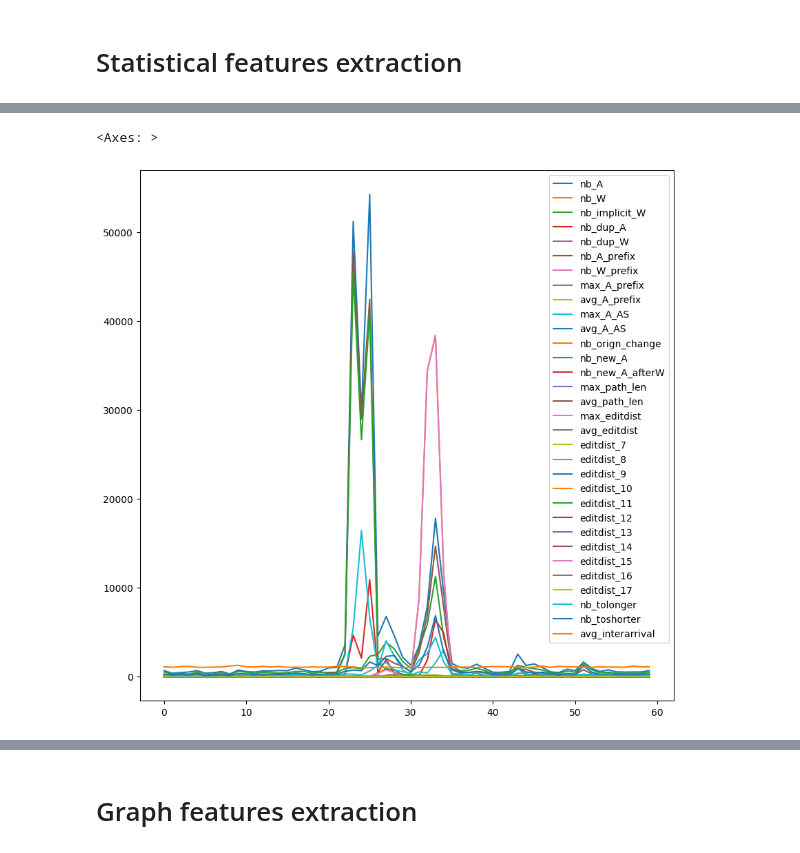
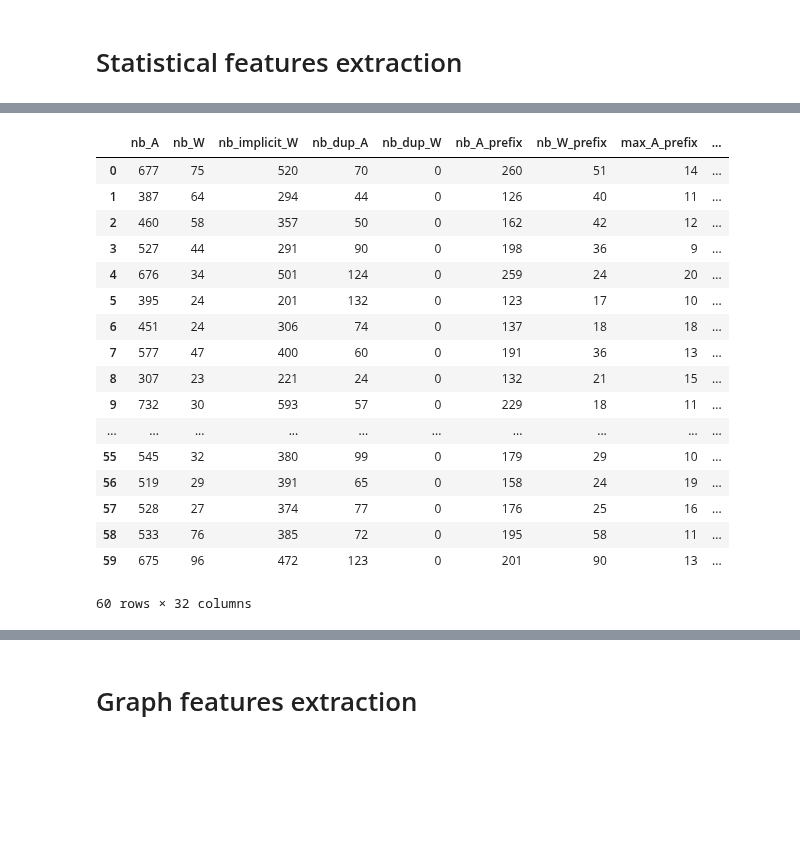
Before and after one commit to hyonbokan/BGP_data_analysis, a Jupyter notebook: bml/BML/bml_dataset.ipynb, the cells around one changed output, grey strips where cells are left out. Saved outputs shown, nothing was run; the diff lists cells and outputs as text; code cells hidden in the pictures; blank space fills up the shorter version.

```diff
--- a/bml/BML/bml_dataset.ipynb
+++ b/bml/BML/bml_dataset.ipynb
@@ -67,7 +72,24 @@ Computation time: 0h 0m 5s
 # %%
 import pandas as pd
 data = pd.read_json(folder+"anomaly/GoogleLeak/transform/Features/Features_1.json")
-data.plot(figsize=(10,10))
+data
+# data.plot(figsize=(10,10))
 # %% [output]
+|  | nb_A | nb_W | nb_implicit_W | nb_dup_A | nb_dup_W | nb_A_prefix | nb_W_prefix | max_A_prefix | ... |
+| 0 | 677 | 75 | 520 | 70 | 0 | 260 | 51 | 14 | ... |
+| 1 | 387 | 64 | 294 | 44 | 0 | 126 | 40 | 11 | ... |
+| 2 | 460 | 58 | 357 | 50 | 0 | 162 | 42 | 12 | ... |
+| 3 | 527 | 44 | 291 | 90 | 0 | 198 | 36 | 9 | ... |
+| 4 | 676 | 34 | 501 | 124 | 0 | 259 | 24 | 20 | ... |
+| 5 | 395 | 24 | 201 | 132 | 0 | 123 | 17 | 10 | ... |
+| 6 | 451 | 24 | 306 | 74 | 0 | 137 | 18 | 18 | ... |
+| 7 | 577 | 47 | 400 | 60 | 0 | 191 | 36 | 13 | ... |
+| 8 | 307 | 23 | 221 | 24 | 0 | 132 | 21 | 15 | ... |
+| 9 | 732 | 30 | 593 | 57 | 0 | 229 | 18 | 11 | ... |
+| ... | ... | ... | ... | ... | ... | ... | ... | ... | ... |
+| 55 | 545 | 32 | 380 | 99 | 0 | 179 | 29 | 10 | ... |
+| 56 | 519 | 29 | 391 | 65 | 0 | 158 | 24 | 19 | ... |
+| 57 | 528 | 27 | 374 | 77 | 0 | 176 | 25 | 16 | ... |
+| 58 | 533 | 76 | 385 | 72 | 0 | 195 | 58 | 11 | ... |
+| 59 | 675 | 96 | 472 | 123 | 0 | 201 | 90 | 13 | ... |
-<Axes: >
+60 rows × 32 columns
-[figure, removed]
```
Also changed, not shown: parts of 14 cells of this notebook, 9 other files.
